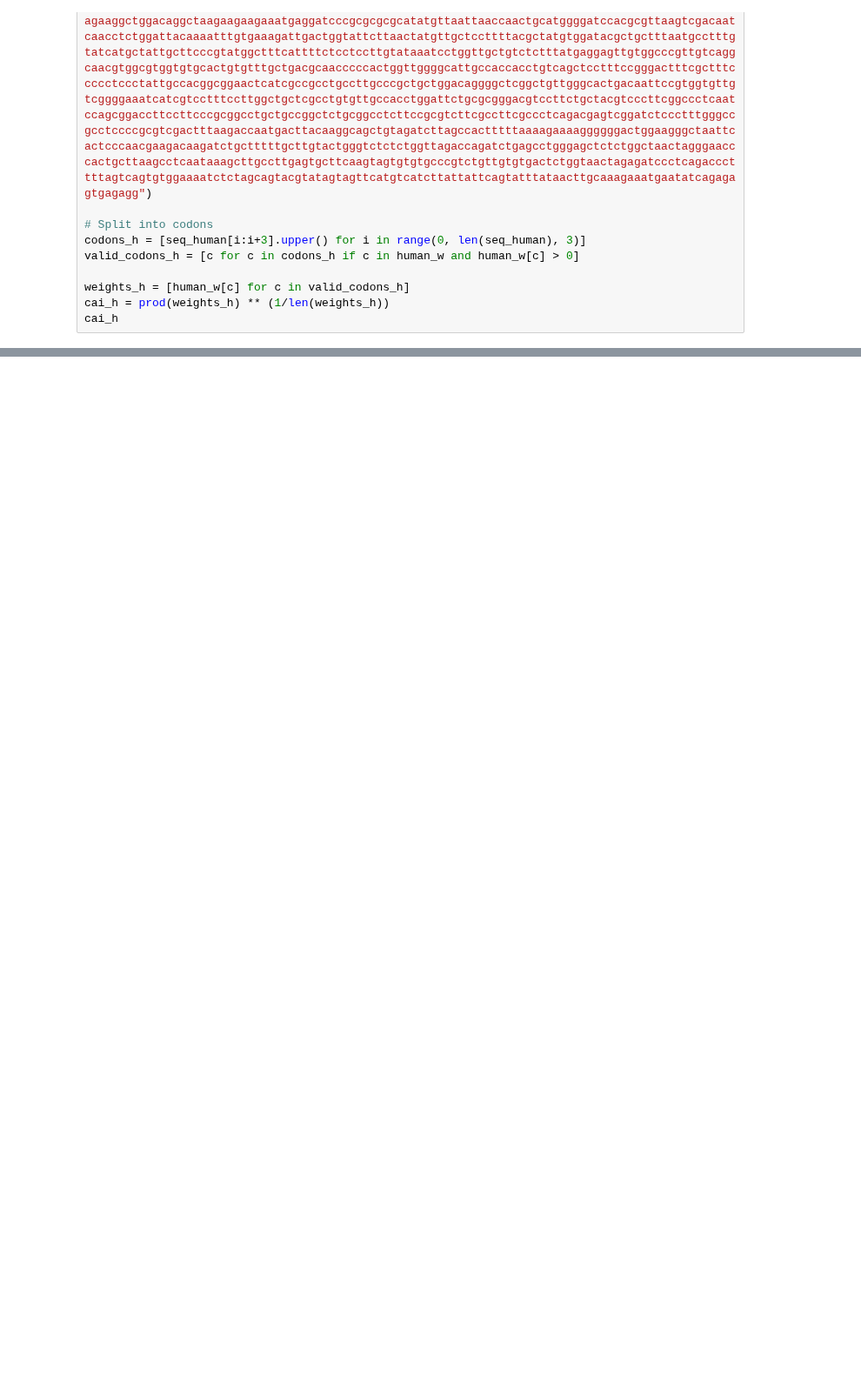
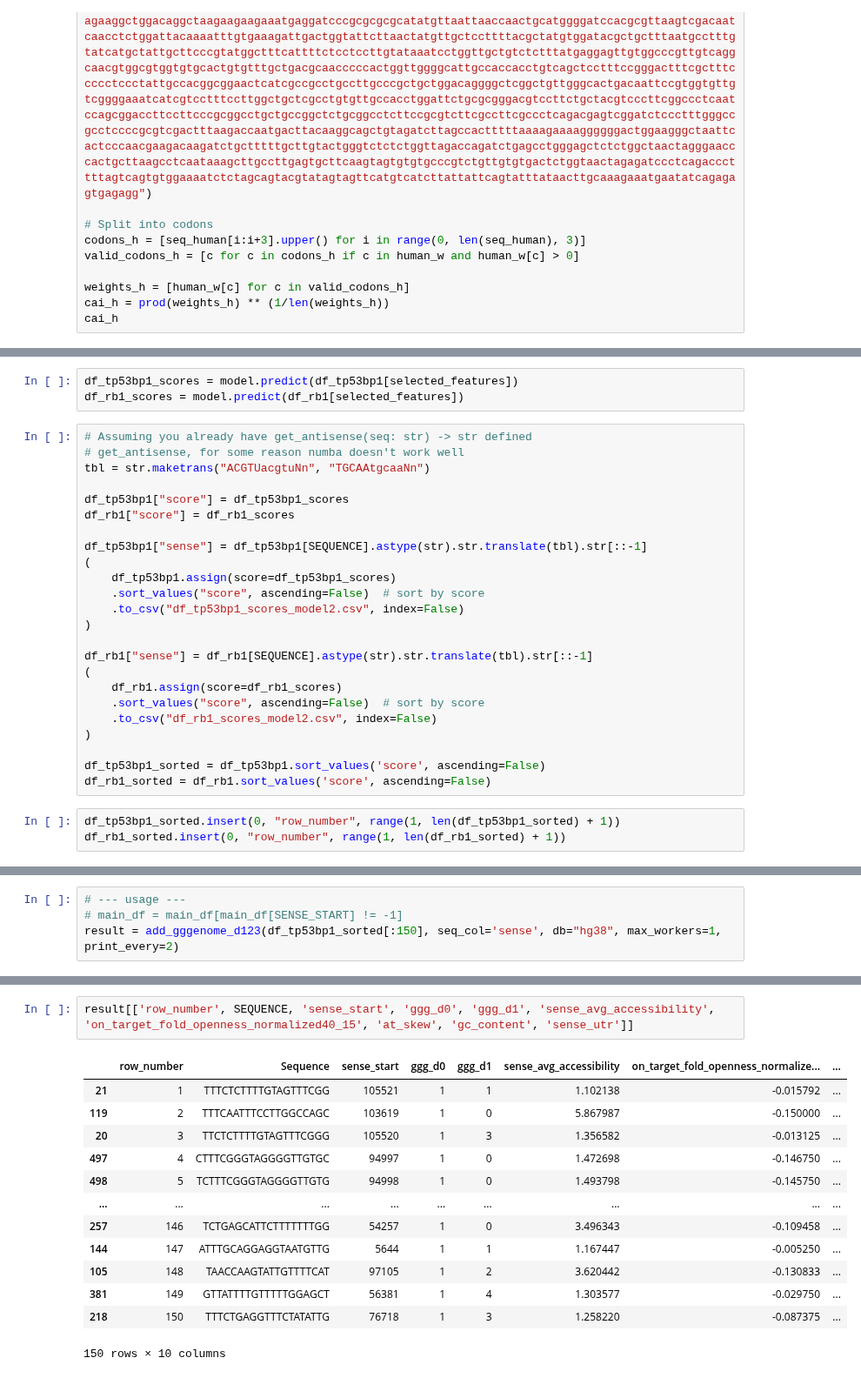
Before and after one commit to RedPenguin100/ASOdesign, a Jupyter notebook: scripts/Models/Model2.ipynb, the cells around one changed output, grey strips where cells are left out. Shown at 87% size. Saved outputs shown, nothing was run; the diff lists cells and outputs as text; blank space fills up the shorter version.

```diff
--- a/scripts/Models/Model2.ipynb
+++ b/scripts/Models/Model2.ipynb
@@ -1162,0 +2115,30 @@ cai_h
+# %%
+df_tp53bp1_scores = model.predict(df_tp53bp1[selected_features])
+df_rb1_scores = model.predict(df_rb1[selected_features])
+# %%
+# Assuming you already have get_antisense(seq: str) -> str defined
+# get_antisense, for some reason numba doesn't work well
+tbl = str.maketrans("ACGTUacgtuNn", "TGCAAtgcaaNn")
+
+df_tp53bp1["score"] = df_tp53bp1_scores
+df_rb1["score"] = df_rb1_scores
+
+df_tp53bp1["sense"] = df_tp53bp1[SEQUENCE].astype(str).str.translate(tbl).str[::-1]
+(
+    df_tp53bp1.assign(score=df_tp53bp1_scores)
+    .sort_values("score", ascending=False)  # sort by score
+    .to_csv("df_tp53bp1_scores_model2.csv", index=False)
+)
+
+df_rb1["sense"] = df_rb1[SEQUENCE].astype(str).str.translate(tbl).str[::-1]
+(
+    df_rb1.assign(score=df_rb1_scores)
+    .sort_values("score", ascending=False)  # sort by score
+    .to_csv("df_rb1_scores_model2.csv", index=False)
+)
+
+df_tp53bp1_sorted = df_tp53bp1.sort_values('score', ascending=False)
+df_rb1_sorted = df_rb1.sort_values('score', ascending=False)
+# %%
+df_tp53bp1_sorted.insert(0, "row_number", range(1, len(df_tp53bp1_sorted) + 1))
+df_rb1_sorted.insert(0, "row_number", range(1, len(df_rb1_sorted) + 1))
@@ -1162,0 +2245,4 @@ cai_h
+# %%
+# --- usage ---
+# main_df = main_df[main_df[SENSE_START] != -1]
+result = add_gggenome_d123(df_tp53bp1_sorted[:150], seq_col='sense', db="hg38", max_workers=1, print_every=2)
@@ -1162,0 +2277,16 @@ cai_h
+# %%
+result[['row_number', SEQUENCE, 'sense_start', 'ggg_d0', 'ggg_d1', 'sense_avg_accessibility', 'on_target_fold_openness_normalized40_15', 'at_skew', 'gc_content', 'sense_utr']]
+# %% [output]
+|  | row_number | Sequence | sense_start | ggg_d0 | ggg_d1 | sense_avg_accessibility | on_target_fold_openness_normalize... | ... |
+| 21 | 1 | TTTCTCTTTTGTAGTTTCGG | 105521 | 1 | 1 | 1.102138 | -0.015792 | ... |
+| 119 | 2 | TTTCAATTTCCTTGGCCAGC | 103619 | 1 | 0 | 5.867987 | -0.150000 | ... |
+| 20 | 3 | TTCTCTTTTGTAGTTTCGGG | 105520 | 1 | 3 | 1.356582 | -0.013125 | ... |
+| 497 | 4 | CTTTCGGGTAGGGGTTGTGC | 94997 | 1 | 0 | 1.472698 | -0.146750 | ... |
+| 498 | 5 | TCTTTCGGGTAGGGGTTGTG | 94998 | 1 | 0 | 1.493798 | -0.145750 | ... |
+| ... | ... | ... | ... | ... | ... | ... | ... | ... |
+| 257 | 146 | TCTGAGCATTCTTTTTTTGG | 54257 | 1 | 0 | 3.496343 | -0.109458 | ... |
+| 144 | 147 | ATTTGCAGGAGGTAATGTTG | 5644 | 1 | 1 | 1.167447 | -0.005250 | ... |
+| 105 | 148 | TAACCAAGTATTGTTTTCAT | 97105 | 1 | 2 | 3.620442 | -0.130833 | ... |
+| 381 | 149 | GTTATTTTGTTTTTGGAGCT | 56381 | 1 | 4 | 1.303577 | -0.029750 | ... |
+| 218 | 150 | TTTCTGAGGTTTCTATATTG | 76718 | 1 | 3 | 1.258220 | -0.087375 | ... |
+150 rows × 10 columns
```
Also changed, not shown: parts of 56 cells of this notebook, 7 other files.
